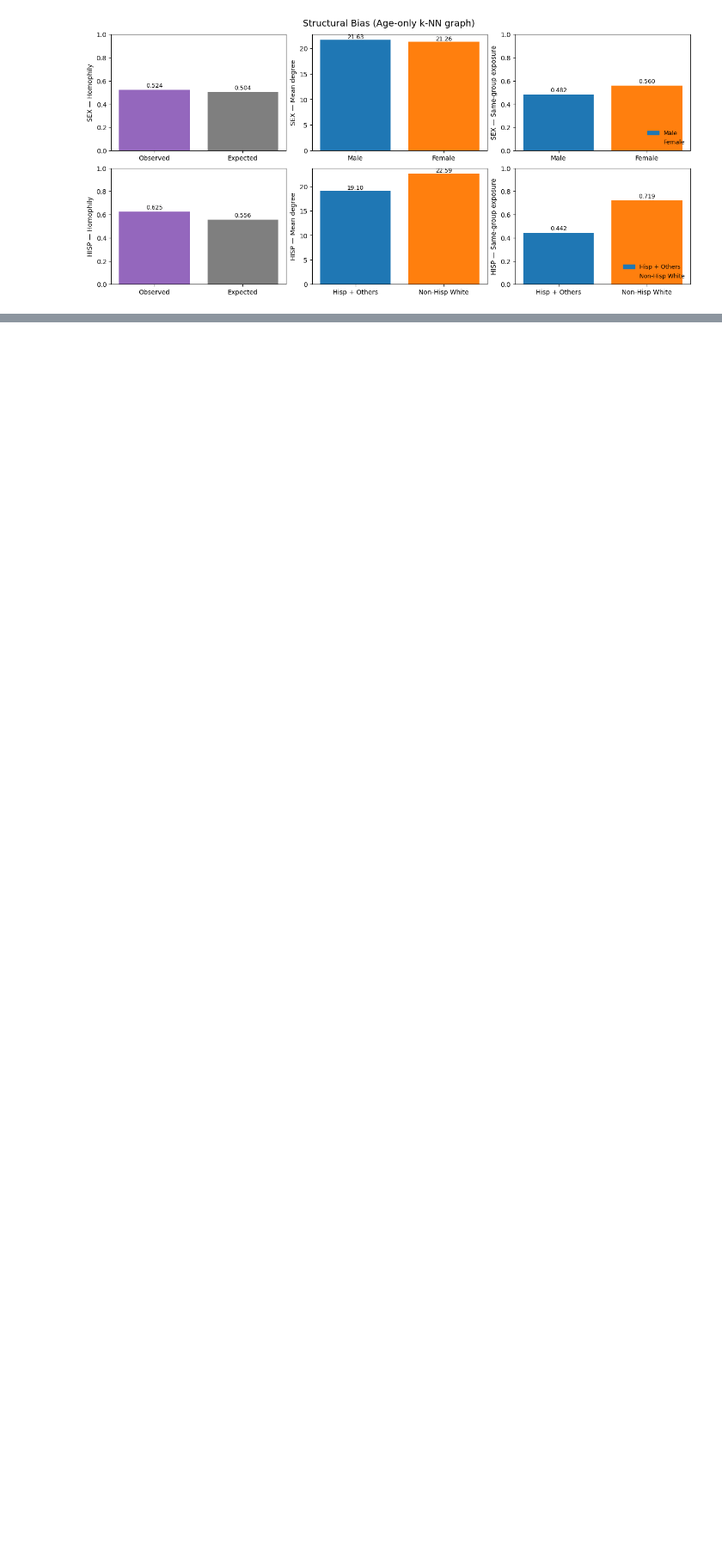
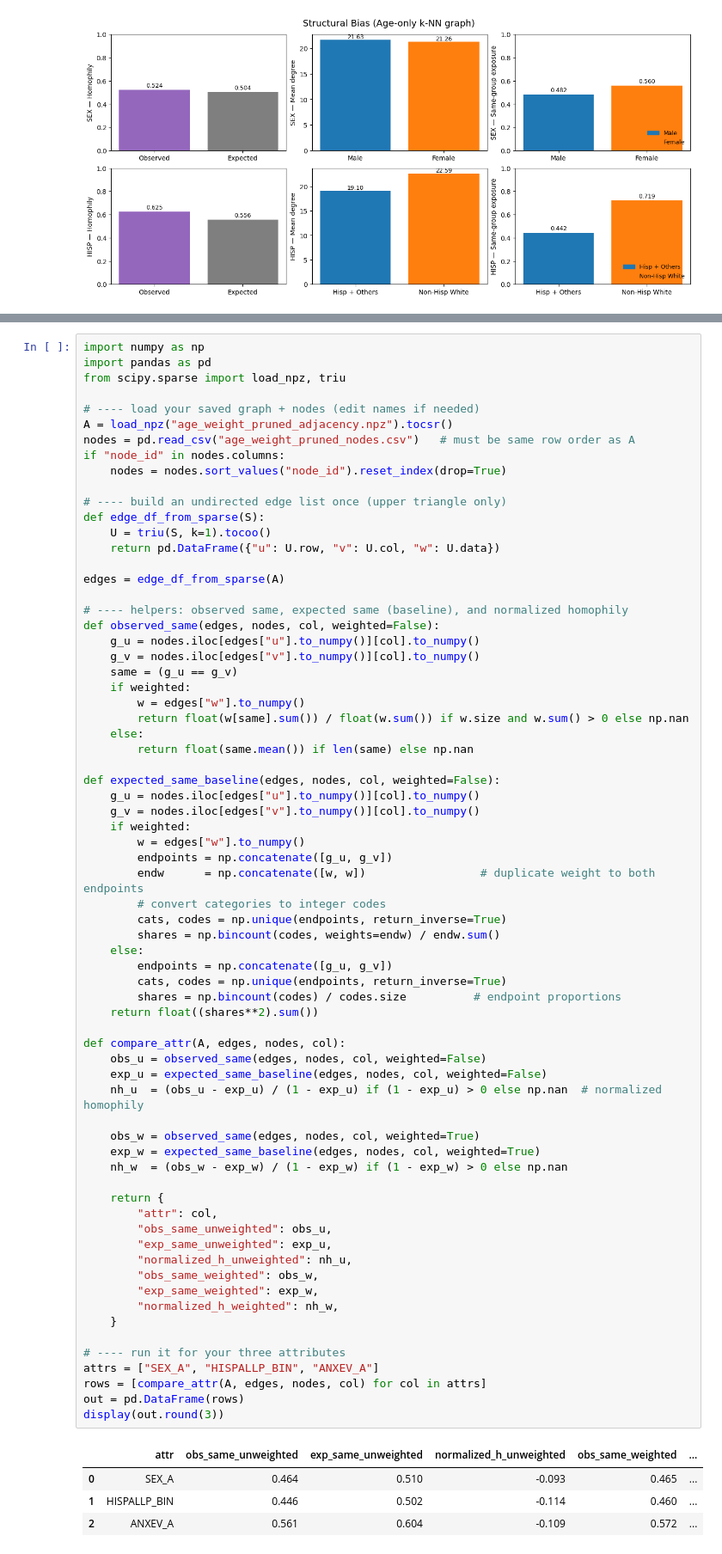
Before and after one commit to marcellypedra/Msc_Applied_Project, a Jupyter notebook: GraphConstruction_new.ipynb, the cells around one changed output, grey strips where cells are left out. Shown at 86% size. Cells and saved outputs as stored; diff of their text form; blank space fills up the shorter version.

```diff
--- a/GraphConstruction_new.ipynb
+++ b/GraphConstruction_new.ipynb
@@ -688,0 +1107,74 @@ plot_structural_bias_dashboard_labeled(
+# %%
+import numpy as np
+import pandas as pd
+from scipy.sparse import load_npz, triu
+
+# ---- load your saved graph + nodes (edit names if needed)
+A = load_npz("age_weight_pruned_adjacency.npz").tocsr()
+nodes = pd.read_csv("age_weight_pruned_nodes.csv")   # must be same row order as A
+if "node_id" in nodes.columns:
+    nodes = nodes.sort_values("node_id").reset_index(drop=True)
+
+# ---- build an undirected edge list once (upper triangle only)
+def edge_df_from_sparse(S):
+    U = triu(S, k=1).tocoo()
+    return pd.DataFrame({"u": U.row, "v": U.col, "w": U.data})
+
+edges = edge_df_from_sparse(A)
+
+# ---- helpers: observed same, expected same (baseline), and normalized homophily
+def observed_same(edges, nodes, col, weighted=False):
+    g_u = nodes.iloc[edges["u"].to_numpy()][col].to_numpy()
+    g_v = nodes.iloc[edges["v"].to_numpy()][col].to_numpy()
+    same = (g_u == g_v)
+    if weighted:
+        w = edges["w"].to_numpy()
+        return float(w[same].sum()) / float(w.sum()) if w.size and w.sum() > 0 else np.nan
+    else:
+        return float(same.mean()) if len(same) else np.nan
+
+def expected_same_baseline(edges, nodes, col, weighted=False):
+    g_u = nodes.iloc[edges["u"].to_numpy()][col].to_numpy()
+    g_v = nodes.iloc[edges["v"].to_numpy()][col].to_numpy()
+    if weighted:
+        w = edges["w"].to_numpy()
+        endpoints = np.concatenate([g_u, g_v])
+        endw      = np.concatenate([w, w])                 # duplicate weight to both endpoints
+        # convert categories to integer codes
+        cats, codes = np.unique(endpoints, return_inverse=True)
+        shares = np.bincount(codes, weights=endw) / endw.sum()
+    else:
+        endpoints = np.concatenate([g_u, g_v])
+        cats, codes = np.unique(endpoints, return_inverse=True)
+        shares = np.bincount(codes) / codes.size          # endpoint proportions
+    return float((shares**2).sum())
+
+def compare_attr(A, edges, nodes, col):
+    obs_u = observed_same(edges, nodes, col, weighted=False)
+    exp_u = expected_same_baseline(edges, nodes, col, weighted=False)
+    nh_u  = (obs_u - exp_u) / (1 - exp_u) if (1 - exp_u) > 0 else np.nan  # normalized homophily
+
+    obs_w = observed_same(edges, nodes, col, weighted=True)
+    exp_w = expected_same_baseline(edges, nodes, col, weighted=True)
+    nh_w  = (obs_w - exp_w) / (1 - exp_w) if (1 - exp_w) > 0 else np.nan
+
+    return {
+        "attr": col,
+        "obs_same_unweighted": obs_u,
+        "exp_same_unweighted": exp_u,
+        "normalized_h_unweighted": nh_u,
+        "obs_same_weighted": obs_w,
+        "exp_same_weighted": exp_w,
+        "normalized_h_weighted": nh_w,
+    }
+
+# ---- run it for your three attributes
+attrs = ["SEX_A", "HISPALLP_BIN", "ANXEV_A"]
+rows = [compare_attr(A, edges, nodes, col) for col in attrs]
+out = pd.DataFrame(rows)
+display(out.round(3))
+# %% [output]
+|  | attr | obs_same_unweighted | exp_same_unweighted | normalized_h_unweighted | obs_same_weighted | ... |
+| 0 | SEX_A | 0.464 | 0.510 | -0.093 | 0.465 | ... |
+| 1 | HISPALLP_BIN | 0.446 | 0.502 | -0.114 | 0.460 | ... |
+| 2 | ANXEV_A | 0.561 | 0.604 | -0.109 | 0.572 | ... |
```
Also changed, not shown: parts of 11 cells of this notebook, 3 other files.
